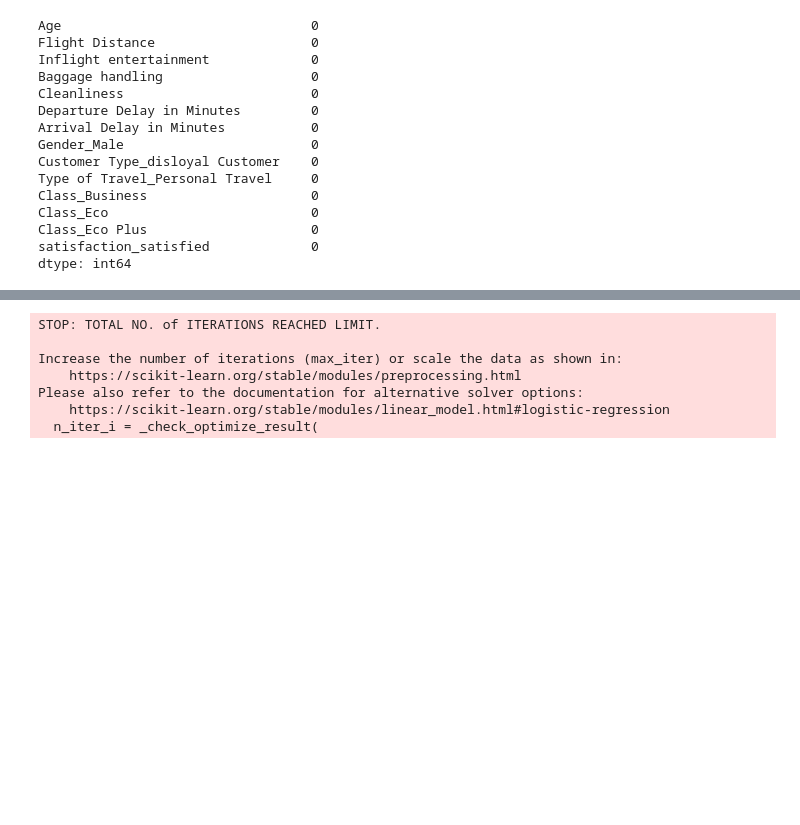
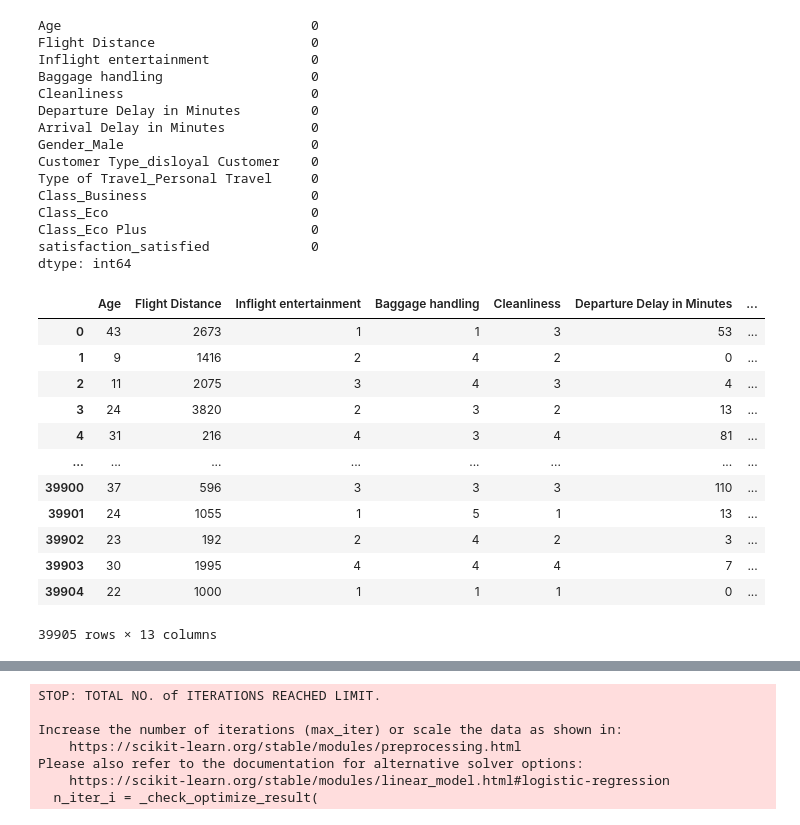
Before and after one commit to Govind-kumawat2002/Python_Library, a Jupyter notebook: Machine_learning/classification.ipynb, the cells around one changed output, grey strips where cells are left out. Drawn from its saved outputs; the diff is of its cells as text; code cells hidden in the pictures; blank space fills up the shorter version.

```diff
--- a/Machine_learning/classification.ipynb
+++ b/Machine_learning/classification.ipynb
@@ -193,6 +195,22 @@ dtype: int64
 # final_df.to_csv('cust_satisfaction_cleaned.csv',index=False)
 x = final_df.drop('Customer Type_disloyal Customer',axis=1)
 y = final_df[['Customer Type_disloyal Customer']]
+# %%
+x
+# %% [output]
+|  | Age | Flight Distance | Inflight entertainment | Baggage handling | Cleanliness | Departure Delay in Minutes | ... |
+| 0 | 43 | 2673 | 1 | 1 | 3 | 53 | ... |
+| 1 | 9 | 1416 | 2 | 4 | 2 | 0 | ... |
+| 2 | 11 | 2075 | 3 | 4 | 3 | 4 | ... |
+| 3 | 24 | 3820 | 2 | 3 | 2 | 13 | ... |
+| 4 | 31 | 216 | 4 | 3 | 4 | 81 | ... |
+| ... | ... | ... | ... | ... | ... | ... | ... |
+| 39900 | 37 | 596 | 3 | 3 | 3 | 110 | ... |
+| 39901 | 24 | 1055 | 1 | 5 | 1 | 13 | ... |
+| 39902 | 23 | 192 | 2 | 4 | 2 | 3 | ... |
+| 39903 | 30 | 1995 | 4 | 4 | 4 | 7 | ... |
+| 39904 | 22 | 1000 | 1 | 1 | 1 | 0 | ... |
+39905 rows × 13 columns
 # %%
 from sklearn.model_selection import train_test_split
 # %%
```
Also changed, not shown: parts of 11 cells of this notebook, 2 other files.
